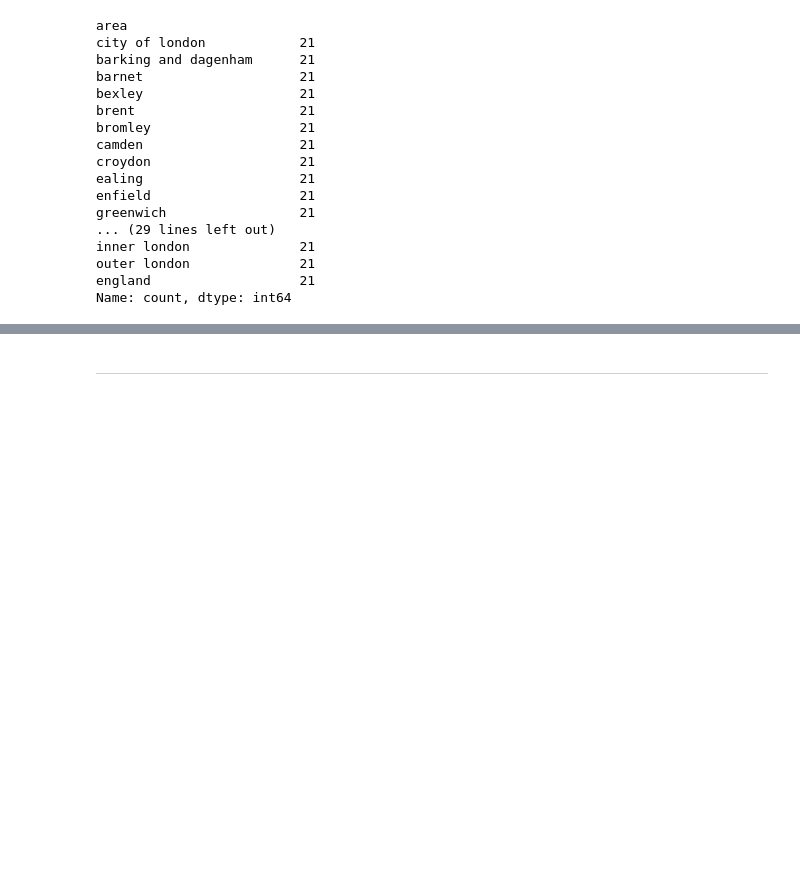
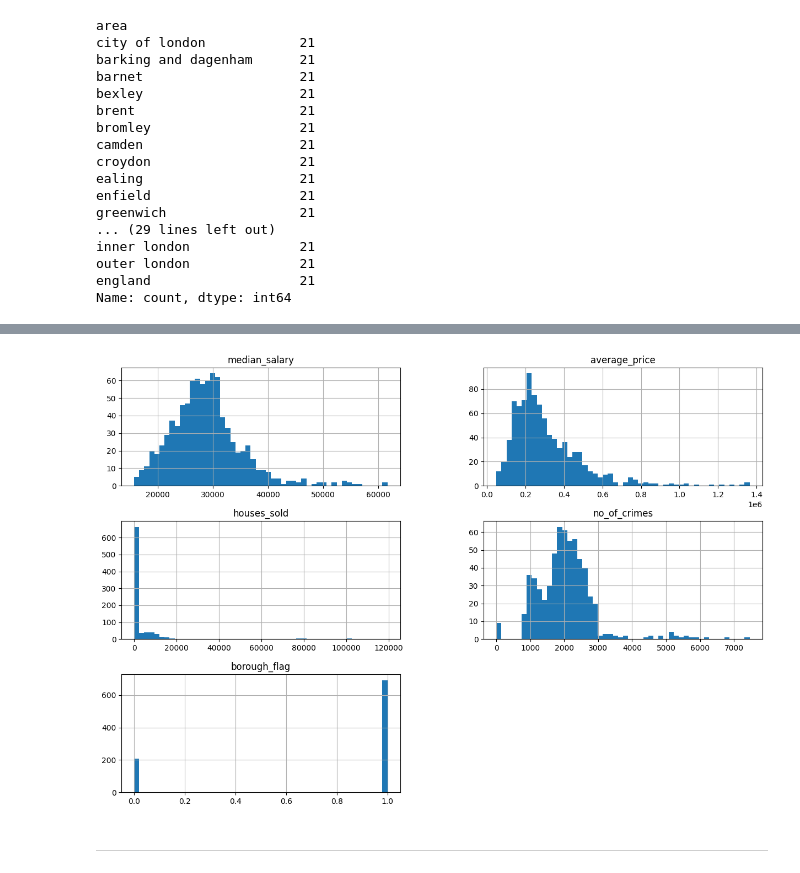
Before and after one commit to PedPesV/6IV7_PescadorVelazquezPedro_Analisis, a Jupyter notebook: EstadisticaDescriptiva/machinelearning/proyectoendtoend/Cap2_plantilla.ipynb, the cells around one changed output, grey strips where cells are left out. Saved outputs shown, nothing was run; the diff lists cells and outputs as text; code cells hidden in the pictures; blank space fills up the shorter version.

```diff
--- a/EstadisticaDescriptiva/machinelearning/proyectoendtoend/Cap2_plantilla.ipynb
+++ b/EstadisticaDescriptiva/machinelearning/proyectoendtoend/Cap2_plantilla.ipynb
@@ -123,6 +133,10 @@ data.describe()
 # %%
 # Realiza un Histograma para visualizar los datos
 #matplotlib inline para aquellos que estan con jupyter notebook
+data.hist(bins=50, figsize=(15,10))
+plt.show()
+# %% [output]
+[figure, added]
 # %% [markdown]
 ***
 # %% [markdown]
```
Also changed, not shown: parts of 17 cells of this notebook.
